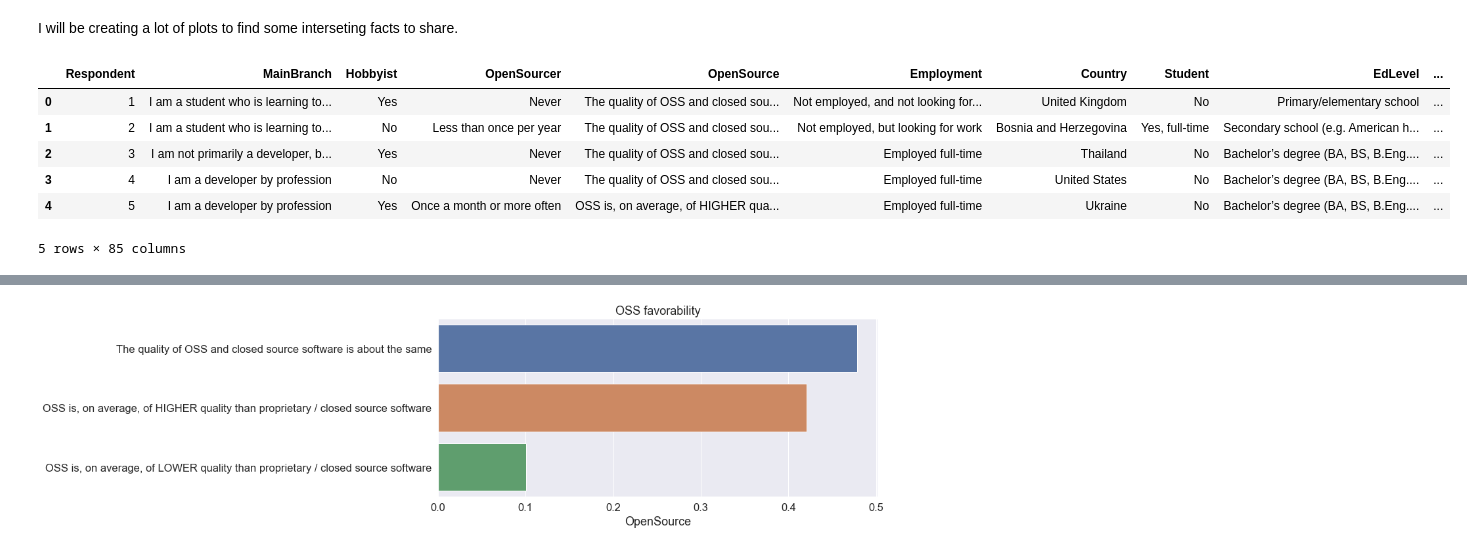
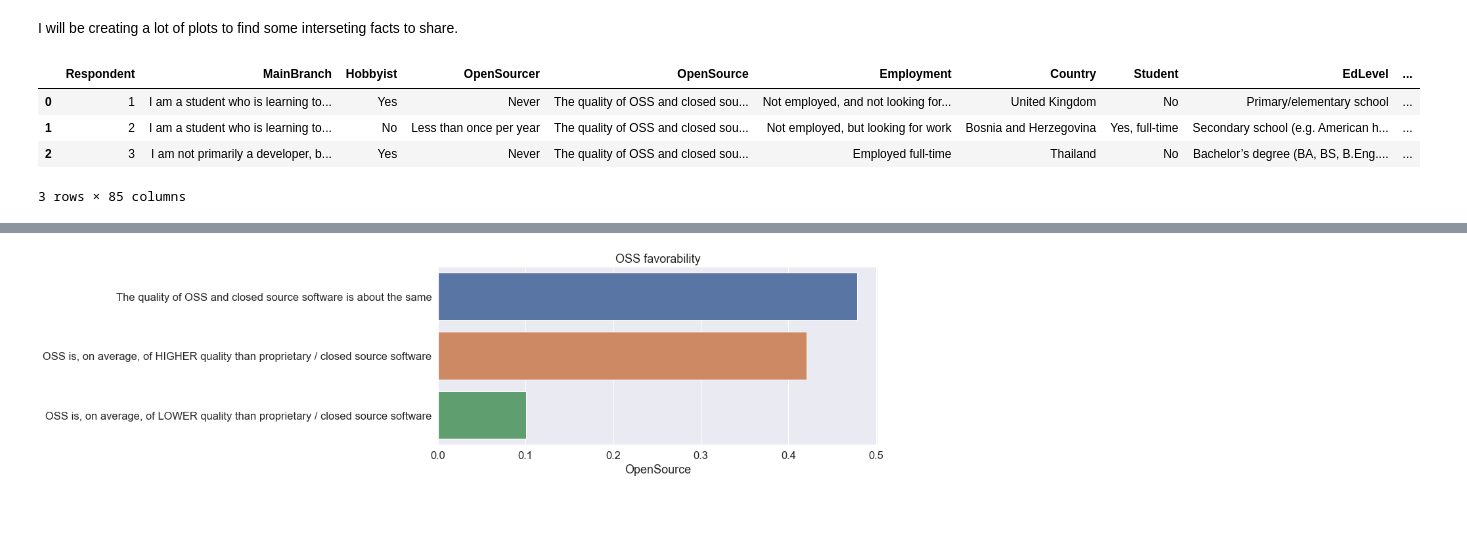
Before and after one commit to IbrahimYahyaHakami/Stack-Overflow-survey-analysis-2019, a Jupyter notebook: Stack Overflow survey analysis 2019.ipynb, the cells around one changed output, grey strips where cells are left out. Cells and saved outputs as stored; diff of their text form; code cells hidden in the pictures; blank space fills up the shorter version.

```diff
--- a/Stack Overflow survey analysis 2019.ipynb
+++ b/Stack Overflow survey analysis 2019.ipynb
@@ -19,25 +19,23 @@ I will be creating a lot of plots to find some interseting facts to share.
 # %%
 # import libraries
 import numpy as np
 import pandas as pd
 import matplotlib.pyplot as plt
 from sklearn.linear_model import LinearRegression
 from sklearn.model_selection import train_test_split
 import seaborn as sns
 %matplotlib inline
 
 sns.set(font_scale=1.5)
 
 df = pd.read_csv('survey_results_public.csv')
-df.head()
+df.head(3)
 # %% [output]
 |  | Respondent | MainBranch | Hobbyist | OpenSourcer | OpenSource | Employment | Country | Student | EdLevel | ... |
 | 0 | 1 | I am a student who is learning to... | Yes | Never | The quality of OSS and closed sou... | Not employed, and not looking for... | United Kingdom | No | Primary/elementary school | ... |
 | 1 | 2 | I am a student who is learning to... | No | Less than once per year | The quality of OSS and closed sou... | Not employed, but looking for work | Bosnia and Herzegovina | Yes, full-time | Secondary school (e.g. American h... | ... |
 | 2 | 3 | I am not primarily a developer, b... | Yes | Never | The quality of OSS and closed sou... | Employed full-time | Thailand | No | Bachelor’s degree (BA, BS, B.Eng.... | ... |
-| 3 | 4 | I am a developer by profession | No | Never | The quality of OSS and closed sou... | Employed full-time | United States | No | Bachelor’s degree (BA, BS, B.Eng.... | ... |
-| 4 | 5 | I am a developer by profession | Yes | Once a month or more often | OSS is, on average, of HIGHER qua... | Employed full-time | Ukraine | No | Bachelor’s degree (BA, BS, B.Eng.... | ... |
-5 rows × 85 columns
+3 rows × 85 columns
 # %%
 # checking survey_results_schema data set to look for columns of interest
 df_s = pd.read_csv('survey_results_schema.csv')
```
Also changed, not shown: parts of 28 cells of this notebook.
